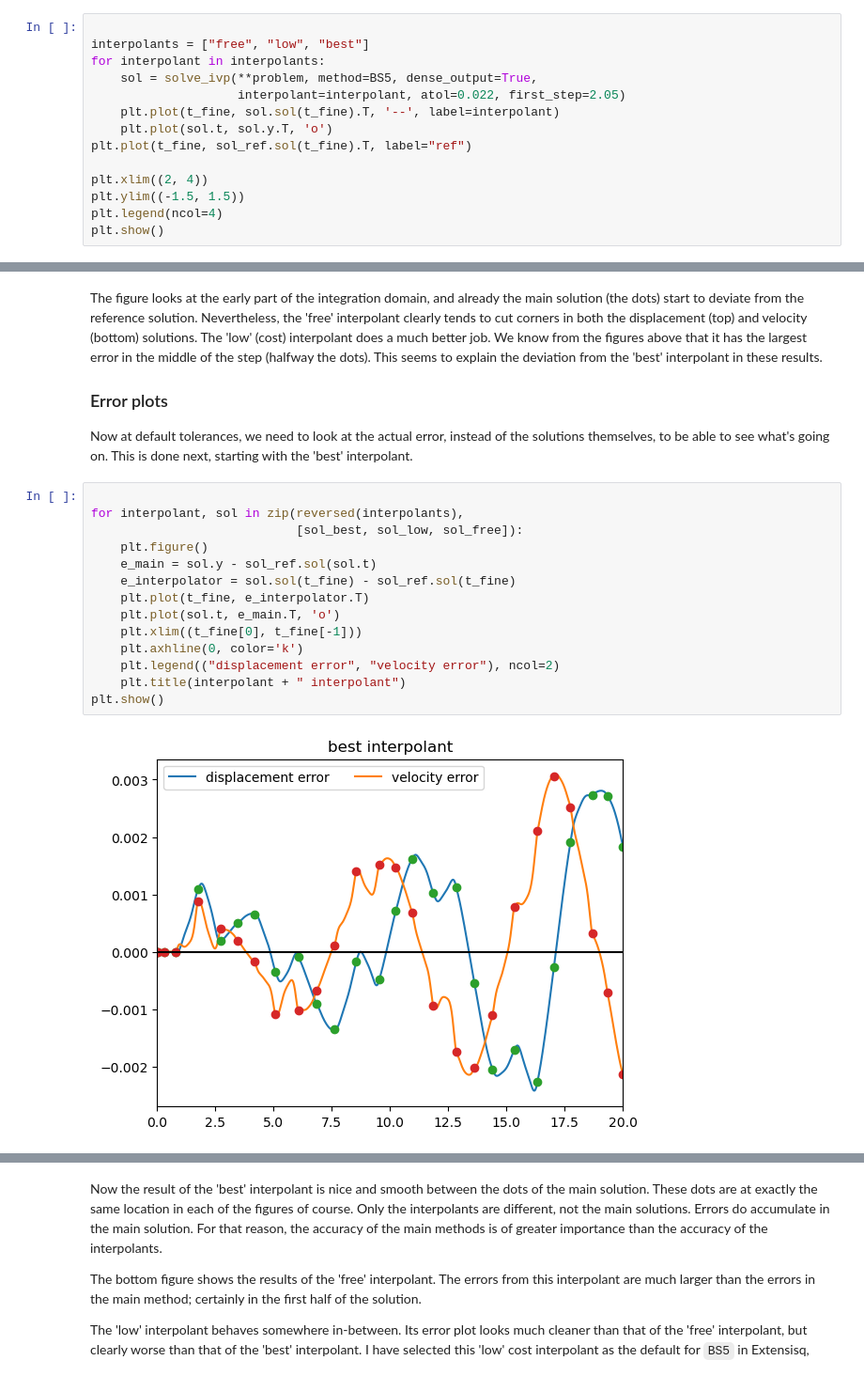
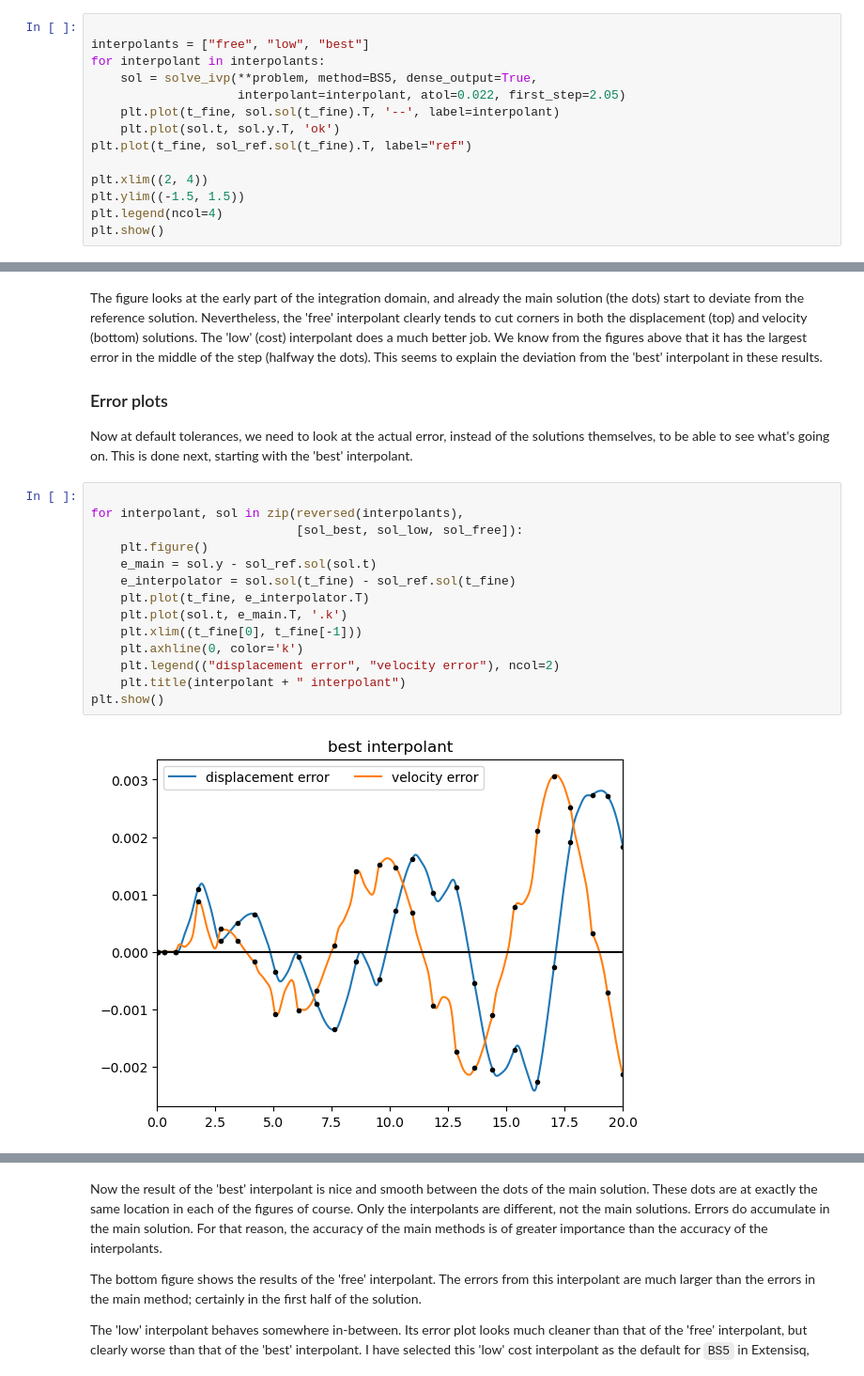
Before and after one commit to WRKampi/extensisq, a Jupyter notebook: docs/Demo_BS5.ipynb, the cells around one changed output, grey strips where cells are left out. Shown at 94% size. Cells and saved outputs as stored; diff of their text form.

```diff
--- a/docs/Demo_BS5.ipynb
+++ b/docs/Demo_BS5.ipynb
@@ -174,7 +174,7 @@ for interpolant in interpolants:
     sol = solve_ivp(**problem, method=BS5, dense_output=True,
                     interpolant=interpolant, atol=0.022, first_step=2.05)
     plt.plot(t_fine, sol.sol(t_fine).T, '--', label=interpolant)
-    plt.plot(sol.t, sol.y.T, 'o')
+    plt.plot(sol.t, sol.y.T, 'ok')
 plt.plot(t_fine, sol_ref.sol(t_fine).T, label="ref")
 
 plt.xlim((2, 4))
@@ -192,16 +192,16 @@ Now at default tolerances, we need to look at the actual error, instead of the s
 # %%
 
 for interpolant, sol in zip(reversed(interpolants),
                             [sol_best, sol_low, sol_free]):
     plt.figure()
     e_main = sol.y - sol_ref.sol(sol.t)
     e_interpolator = sol.sol(t_fine) - sol_ref.sol(t_fine)
     plt.plot(t_fine, e_interpolator.T)
-    plt.plot(sol.t, e_main.T, 'o')
+    plt.plot(sol.t, e_main.T, '.k')
     plt.xlim((t_fine[0], t_fine[-1]))
     plt.axhline(0, color='k')
     plt.legend(("displacement error", "velocity error"), ncol=2)
     plt.title(interpolant + " interpolant")
 plt.show()
 # %% [output]
-[figure, old version]
+[figure, new version]
```
Also changed, not shown: parts of 2 cells of this notebook.
